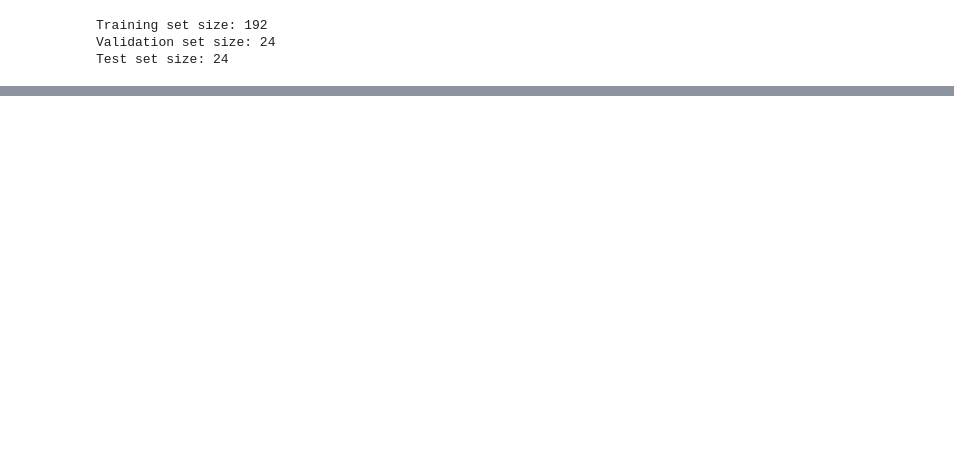
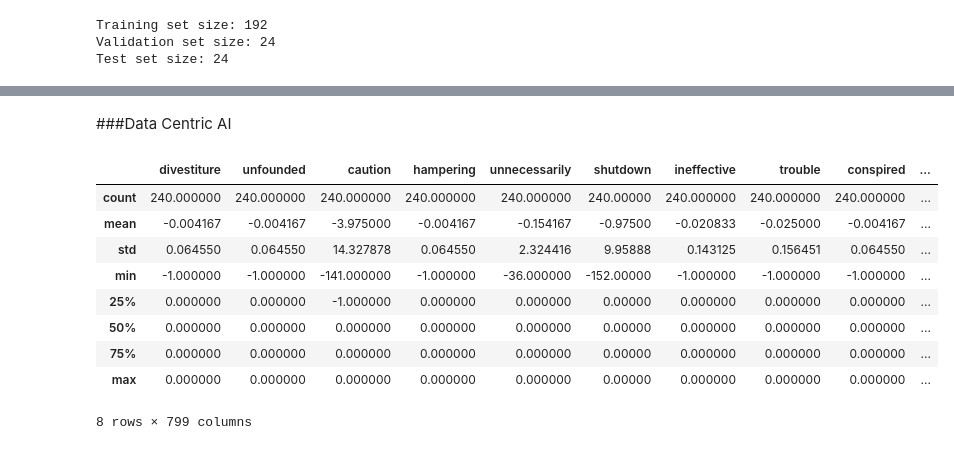
Before and after one commit to abactat/FOMC_Sentiment_Analysis, a Jupyter notebook: notebooks/Model Data Augmentation.ipynb, the cells around one changed output, grey strips where cells are left out. Cells and saved outputs as stored; diff of their text form; code cells hidden in the pictures; blank space fills up the shorter version.

```diff
--- a/notebooks/Model Data Augmentation.ipynb
+++ b/notebooks/Model Data Augmentation.ipynb
@@ -46,2 +48,39 @@ Failed to download the dataset. Status code: 404
+# %%
+# Load the sentiment word list from the CSV file into a dictionary
+sentiment_word_list = {}
+with open(r"C:\Users\abact\BC-Project\data\external\Loughran-McDonald_MasterDictionary_1993-2021.csv", 'r') as file:
+    # Skip the header line
+    next(file)
+
+    for line in file:
+        values = line.strip().split(',')
+
+        # Extract the necessary values
+        word = values[0].lower()
+        positive = float(values[8])  # Positive column index is 8
+        negative = float(values[7])  # Negative column index is 7
+
+        # Assign the word as positive or negative based on the positive or negative values
+        if positive == 2009:
+            sentiment_word_list[word] = 1
+        elif negative == 2009:
+            sentiment_word_list[word] = -1
+
+# Convert the sentiment word list keys to lowercase
+selected_words = set(sentiment_word_list.keys())
+
+# Filter the 'words' DataFrame to include only columns that are present in both 'selected_words' and 'words'
+common_columns = selected_words.intersection(words.columns)
+subset_words = words[list(common_columns)].copy()
+
+# Multiply sentiment values to the vectorized text columns in the 'subset_words' DataFrame
+for column in subset_words.columns:
+    sentiment_value = sentiment_word_list.get(column, 0)
+    if sentiment_value == 1:
+        subset_words.loc[:, column] = subset_words[column] * 1  # Multiply by 1 for positive sentiment
+    elif sentiment_value == -1:
+        subset_words.loc[:, column] = subset_words[column] * -1  # Multiply by -1 for negative sentiment
+    else:
+        subset_words.loc[:, column] = subset_words[column] * 0  # Multiply by 0 for unknown sentiment
 # %%
 # Concatenate the vectorized DataFrame with the original dataset
@@ -271,0 +494,15 @@ NameError: name 'mean_squared_error' is not defined
+# %% [markdown]
+###Data Centric AI
+# %%
+subset_words.describe()
+# %% [output]
+|  | divestiture | unfounded | caution | hampering | unnecessarily | shutdown | ineffective | trouble | conspired | ... |
+| count | 240.000000 | 240.000000 | 240.000000 | 240.000000 | 240.000000 | 240.00000 | 240.000000 | 240.000000 | 240.000000 | ... |
+| mean | -0.004167 | -0.004167 | -3.975000 | -0.004167 | -0.154167 | -0.97500 | -0.020833 | -0.025000 | -0.004167 | ... |
+| std | 0.064550 | 0.064550 | 14.327878 | 0.064550 | 2.324416 | 9.95888 | 0.143125 | 0.156451 | 0.064550 | ... |
+| min | -1.000000 | -1.000000 | -141.000000 | -1.000000 | -36.000000 | -152.00000 | -1.000000 | -1.000000 | -1.000000 | ... |
+| 25% | 0.000000 | 0.000000 | -1.000000 | 0.000000 | 0.000000 | 0.00000 | 0.000000 | 0.000000 | 0.000000 | ... |
+| 50% | 0.000000 | 0.000000 | 0.000000 | 0.000000 | 0.000000 | 0.00000 | 0.000000 | 0.000000 | 0.000000 | ... |
+| 75% | 0.000000 | 0.000000 | 0.000000 | 0.000000 | 0.000000 | 0.00000 | 0.000000 | 0.000000 | 0.000000 | ... |
+| max | 0.000000 | 0.000000 | 0.000000 | 0.000000 | 0.000000 | 0.00000 | 0.000000 | 0.000000 | 0.000000 | ... |
+8 rows × 799 columns
```
Also changed, not shown: parts of 21 cells of this notebook, 7 other files.
